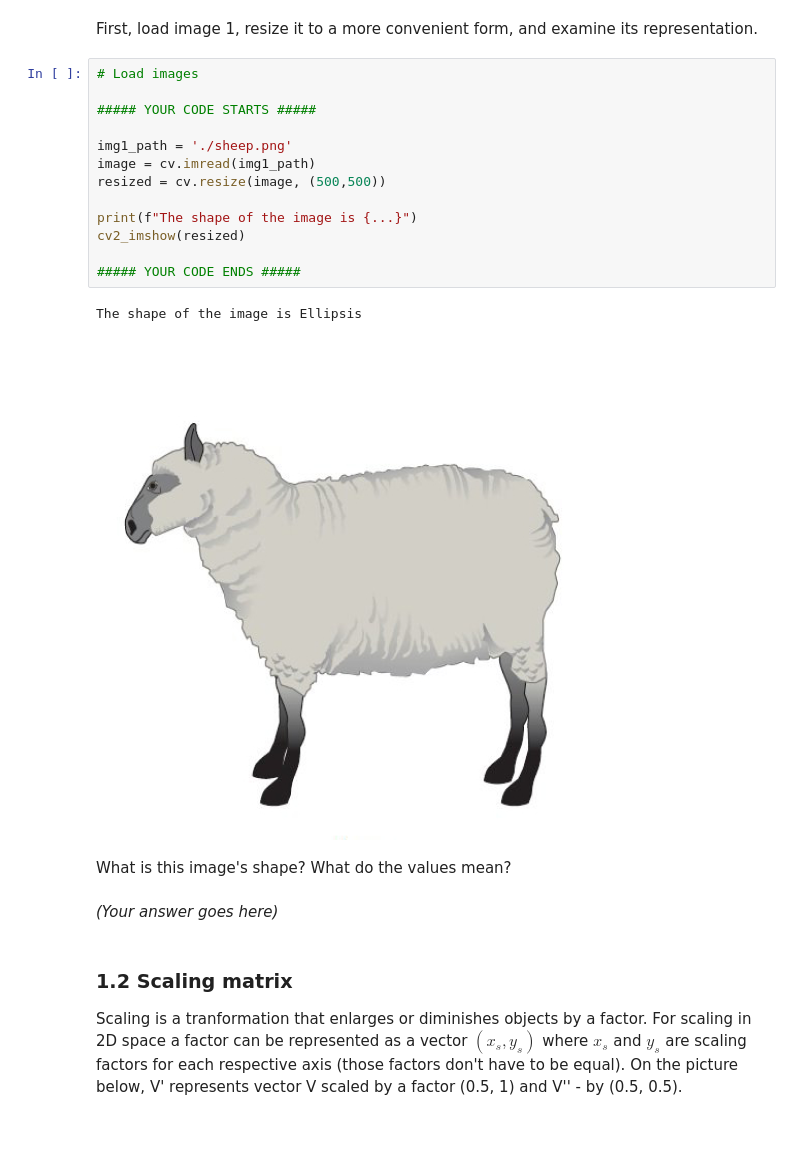
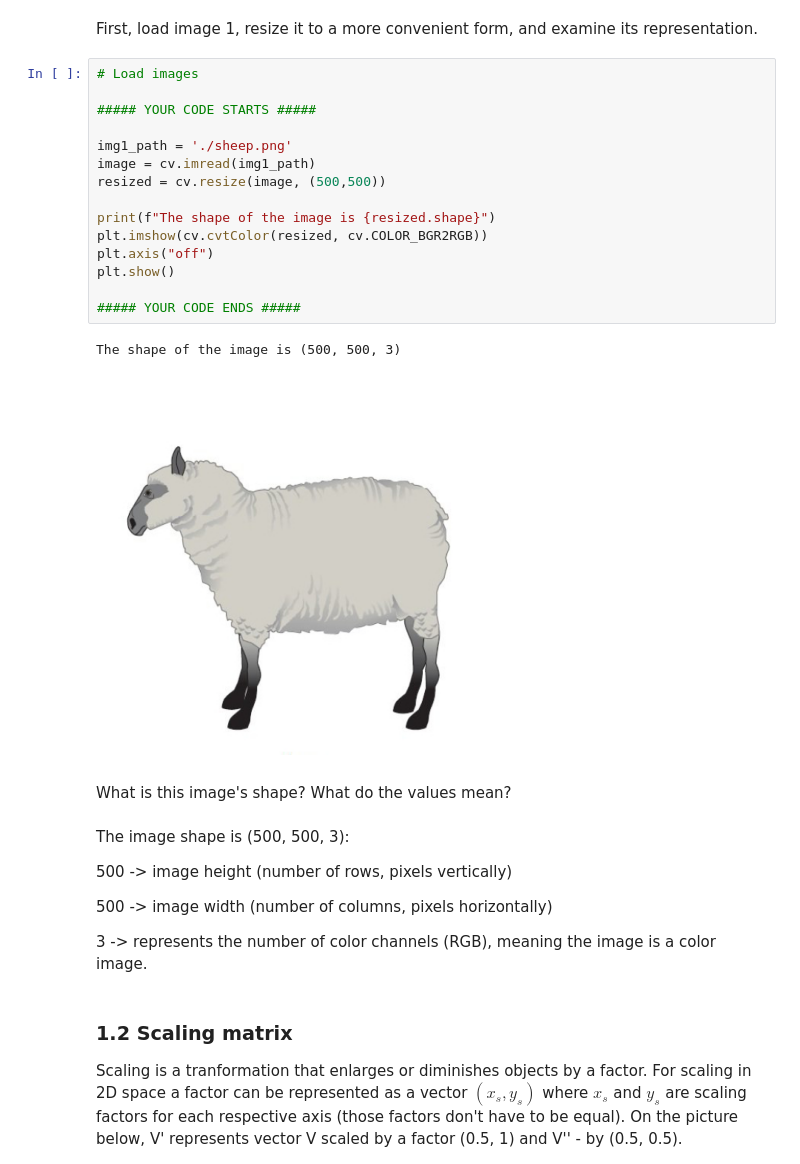
Before and after one commit to Shopska/LA_Lab_1, a Jupyter notebook: LA_Lab_1_template_2026.ipynb, the cells around one changed output. Saved outputs shown, nothing was run; the diff lists cells and outputs as text; blank space fills up the shorter version.

```diff
--- a/LA_Lab_1_template_2026.ipynb
+++ b/LA_Lab_1_template_2026.ipynb
@@ -93,23 +92,31 @@ First, load image 1, resize it to a more convenient form, and examine its repres
 # %%
 # Load images
 
 ##### YOUR CODE STARTS #####
 
 img1_path = './sheep.png'
 image = cv.imread(img1_path)
 resized = cv.resize(image, (500,500))
 
-print(f"The shape of the image is {...}")
-cv2_imshow(resized)
+print(f"The shape of the image is {resized.shape}")
+plt.imshow(cv.cvtColor(resized, cv.COLOR_BGR2RGB))
+plt.axis("off")
+plt.show()
 
 ##### YOUR CODE ENDS #####
 # %% [output]
-The shape of the image is Ellipsis
+The shape of the image is (500, 500, 3)
-[figure, old version]
+[figure, new version]
 # %% [markdown]
  What is this image's shape? What do the values mean?
-# %% [markdown]
-*(Your answer goes here)*
+# %% [markdown]
+The image shape is (500, 500, 3):
+
+500 -> image height (number of rows, pixels vertically)
+
+500 -> image width (number of columns, pixels horizontally)
+
+3 -> represents the number of color channels (RGB), meaning the image is a color image.
 # %% [markdown]
 ### 1.2 Scaling matrix
 
```
Also changed, not shown: parts of 26 cells of this notebook.
